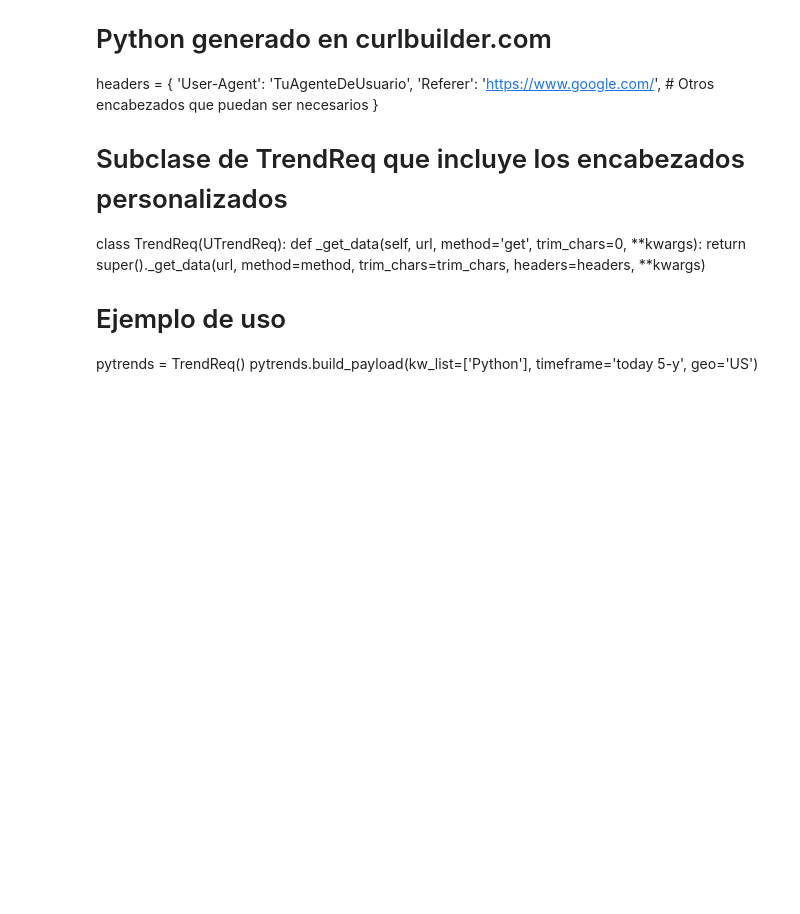
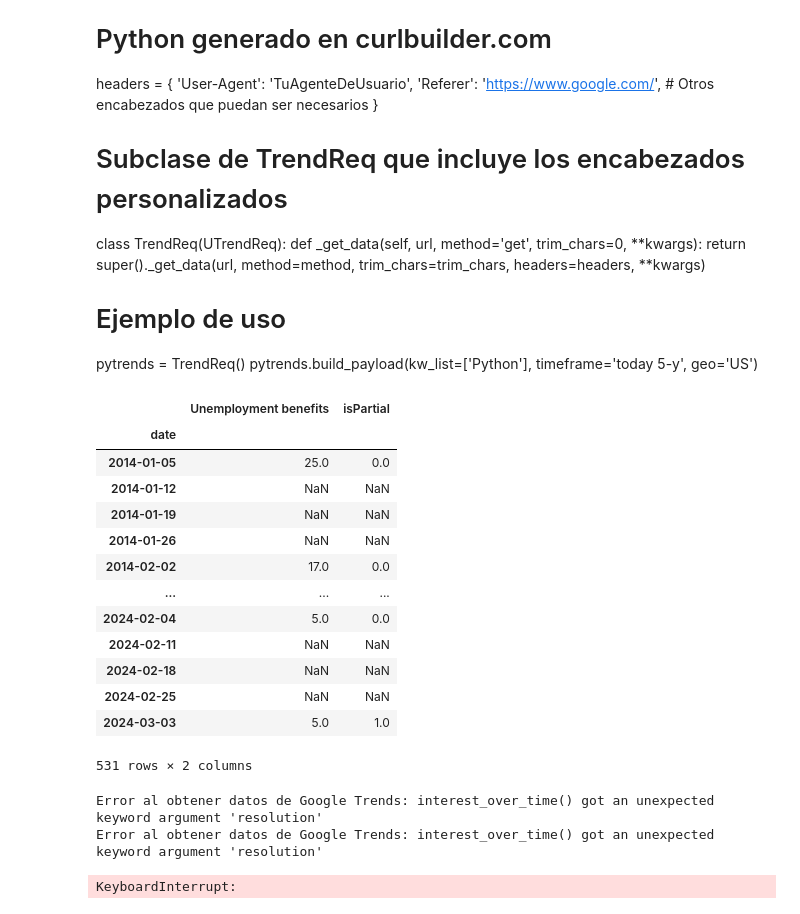
Before and after one commit to cris-jimenez89/BORRADOR-DESAFIO-TRIPULACIONES, a Jupyter notebook: nuevos notebooks/PRUEBA PYTRENDS actualizada.ipynb, the cells around one changed output. Cells and saved outputs as stored; diff of their text form; code cells hidden in the pictures; blank space fills up the shorter version.

Commit message:
SUBO NOTEBOOK CON API DE PYTRENDS Y ACTUALIZACION DE PRUEBA PYTRENDS

```diff
--- a/nuevos notebooks/PRUEBA PYTRENDS.ipynb
+++ b/nuevos notebooks/PRUEBA PYTRENDS actualizada.ipynb
@@ -299,3 +299,72 @@ class TrendReq(UTrendReq):
 # Ejemplo de uso
 pytrends = TrendReq()
 pytrends.build_payload(kw_list=['Python'], timeframe='today 5-y', geo='US')
+# %%
+# OTRA FORMA,
+# INTENTANDO MANEJAR LOS ERRORES, con un try except (TENGO QUE METER EL FILTRO DE LOS PAISES Y LA SEMANA)
+import time
+from pytrends.request import TrendReq
+from fastapi import FastAPI
+import pandas as pd
+
+app = FastAPI()
+
+def obtener_datos_google_trends_semanal(palabra_clave):
+    try:
+        pytrends = TrendReq(hl='es', tz=360)
+        pytrends.build_payload(kw_list=[palabra_clave], timeframe='2014-01-01 2024-03-31', geo='US')
+        data = pytrends.interest_over_time()
+        data_semanal = data.resample('W').mean()
+        return data_semanal
+    except Exception as e:
+        print(f"Error al obtener datos de Google Trends: {e}")
+        time.sleep(60)
+        return obtener_datos_google_trends_semanal(palabra_clave)
+
+@app.get("/google-trends/{topic}")
+def google_trends_handler(topic: str):
+    trends_data = obtener_datos_google_trends_semanal(topic)  # Usar 'topic' en lugar de 'palabra_clave'
+    return trends_data.to_dict()
+
+# Ejemplo de uso
+palabra_clave = "Unemployment benefits"
+datos = obtener_datos_google_trends_semanal(palabra_clave)
+datos
+# %% [output]
+|  | Unemployment benefits | isPartial |
+| date |  |  |
+| 2014-01-05 | 25.0 | 0.0 |
+| 2014-01-12 | NaN | NaN |
+| 2014-01-19 | NaN | NaN |
+| 2014-01-26 | NaN | NaN |
+| 2014-02-02 | 17.0 | 0.0 |
+| ... | ... | ... |
+| 2024-02-04 | 5.0 | 0.0 |
+| 2024-02-11 | NaN | NaN |
+| 2024-02-18 | NaN | NaN |
+| 2024-02-25 | NaN | NaN |
+| 2024-03-03 | 5.0 | 1.0 |
+531 rows × 2 columns
+# %%
+# PERO LOS QUEREMOS SEMANALES, NO MENSUALES
+def obtener_datos_google_trends_semanal(palabra_clave):
+    try:
+        # Intentar obtener datos de Google Trends
+        pytrends = TrendReq(hl='es', tz=360)
+        pytrends.build_payload(kw_list=[palabra_clave], timeframe='2014-01-01 2024-03-31', geo='US')
+        data = pytrends.interest_over_time(resolution='W')  # ESPECIFICAMOS SEMANAL, pero este parametro no existe!!!
+        return data
+    except Exception as e:
+        # Si ocurre un error, imprimirlo y esperar antes de volver a intentar
+        print(f"Error al obtener datos de Google Trends: {e}")
+        time.sleep(60)  # Esperar 60 segundos
+        return obtener_datos_google_trends_semanal(palabra_clave)
+
+# Ejemplo de uso
+palabra_clave = "Jobs"
+datos_semanales = obtener_datos_google_trends_semanal(palabra_clave)
+datos_semanales
+# %% [output]
+Error al obtener datos de Google Trends: interest_over_time() got an unexpected keyword argument 'resolution'
+Error al obtener datos de Google Trends: interest_over_time() got an unexpected keyword argument 'resolution'
+KeyboardInterrupt:
```
Also changed, not shown: parts of 1 cell of this notebook.
